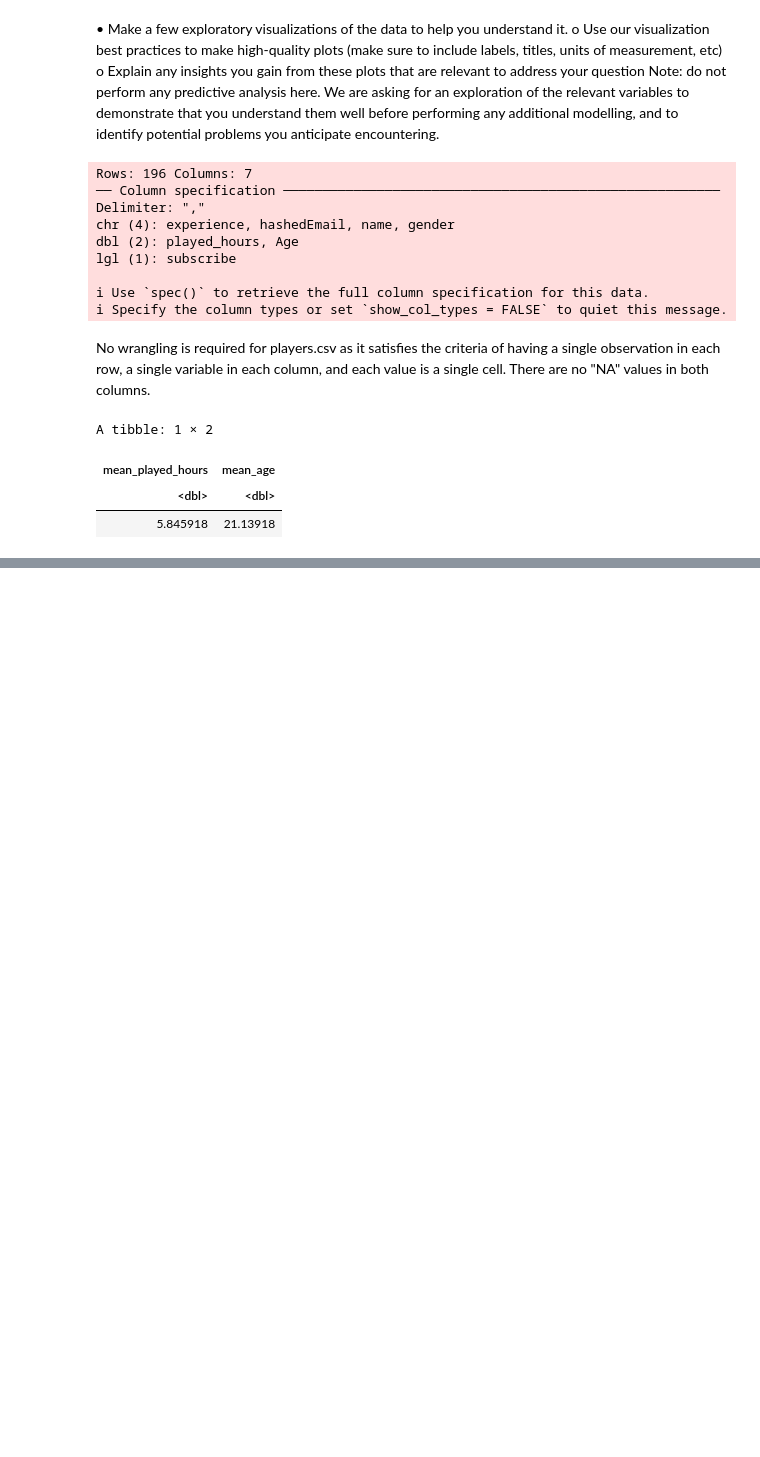
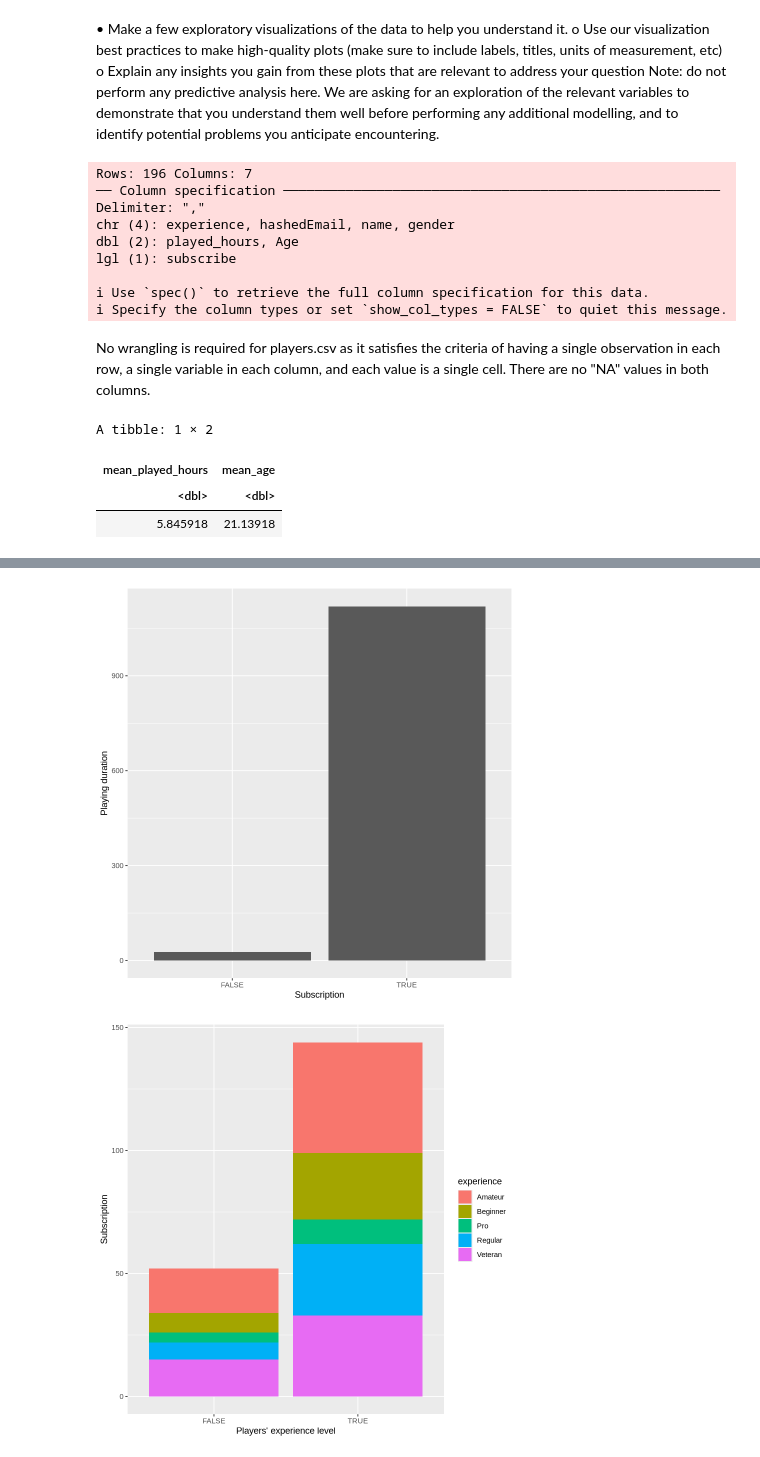
Before and after one commit to LIN-Chloe/group19_ds_project, a Jupyter notebook: group19_ds_project.ipynb, the cells around one changed output, grey strips where cells are left out. Drawn from its saved outputs; the diff is of its cells as text; code cells hidden in the pictures; blank space fills up the shorter version.

Commit message:
Plots in part 3
Updated 2 plots in part 3 but not yet fully finished

```diff
--- a/group19_ds_project.ipynb
+++ b/group19_ds_project.ipynb
@@ -258,3 +258,17 @@ A tibble: 1 × 2
 | mean_played_hours | mean_age |
 | <dbl> | <dbl> |
 | 5.845918 | 21.13918 |
+# %%
+# create the visualization
+plt_1 <- ggplot(players, aes(x = as_factor(subscribe), y = played_hours)) +
+  geom_bar(stat = "identity") +
+  xlab("Subscription") +
+  ylab("Playing duration")
+plt_1
+
+plt_2 <- ggplot(players, aes(x = subscribe, fill = experience)) +
+  geom_histogram(stat = "count") +
+  xlab("Players' experience level") +
+  ylab("Subscription")
+plt_2
+# %% [output]
@@ -260,0 +277,2 @@ A tibble: 1 × 2
+[figure, added]
+[figure, added]
```
Also changed, not shown: parts of 1 cell of this notebook.
